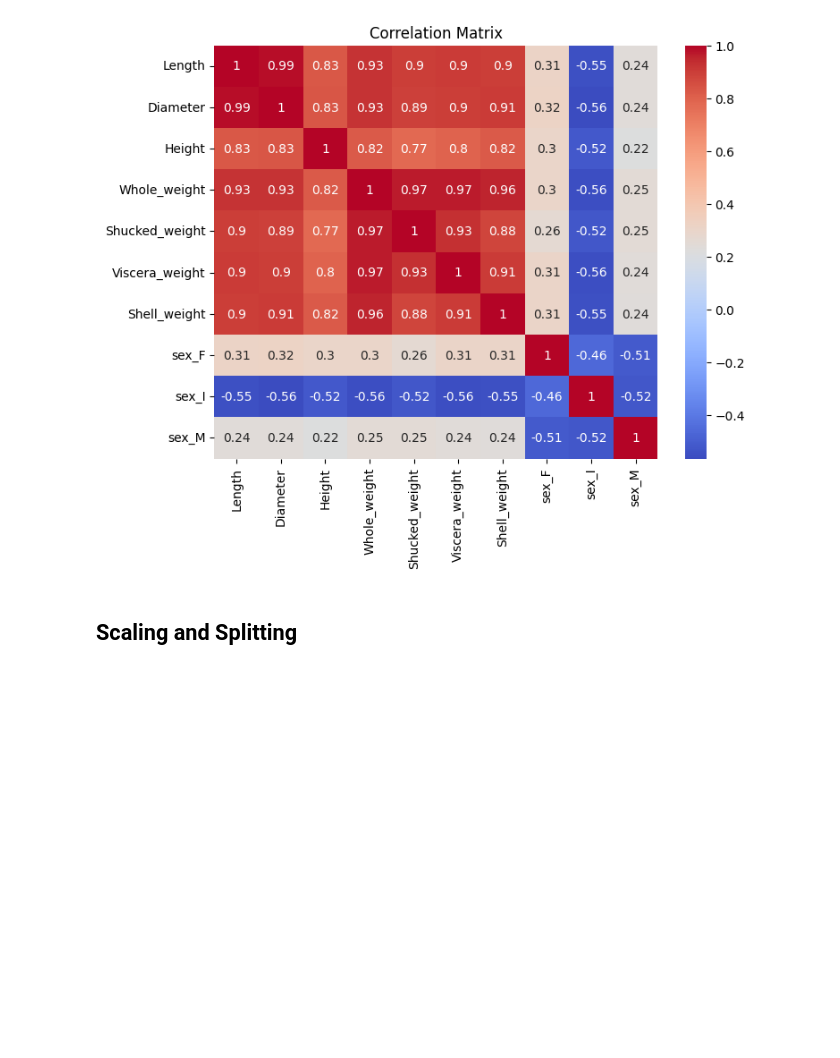
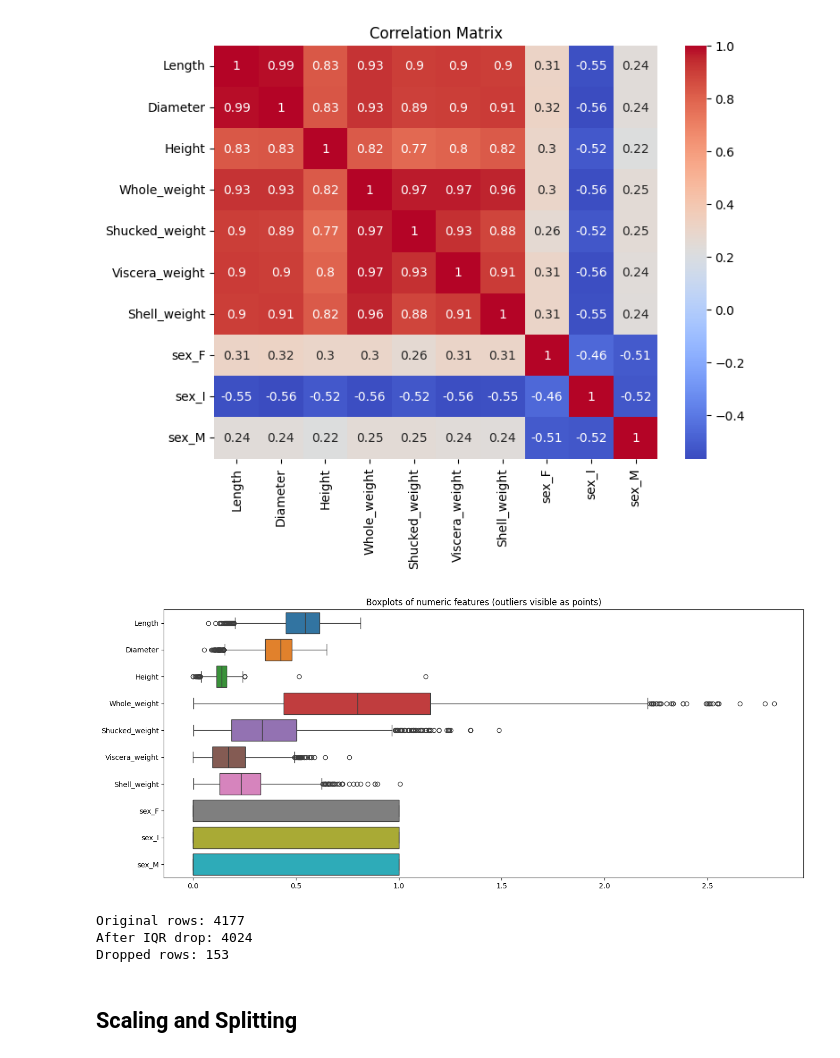
Before and after one commit to MatMacc/Abalone, a Jupyter notebook: abalone.ipynb, the cells around one changed output. Cells and saved outputs as stored; diff of their text form; code cells hidden in the pictures; blank space fills up the shorter version.

```diff
--- a/abalone.ipynb
+++ b/abalone.ipynb
@@ -86,4 +82,48 @@ plt.title("Correlation Matrix")
 plt.show()
 # %% [output]
 [figure]
+# %%
+num_cols = df_ohe.select_dtypes(include=[np.number]).columns
+
+plt.figure(figsize=(14, 6))
+sns.boxplot(data=df_ohe[num_cols], orient="h")
+plt.title("Boxplots of numeric features (outliers visible as points)")
+plt.tight_layout()
+plt.show()
+# %% [output]
+[figure, added]
+# %%
+# Outlier detection and removal using IQR method
+num_cols = df_ohe.select_dtypes(include=[np.number]).columns
+
+def drop_outliers_iqr(df, k=1.5, cols=None):
+    if cols is None:
+        cols = df.select_dtypes(include=[np.number]).columns
+
+    Q1 = df[cols].quantile(0.25)
+    Q3 = df[cols].quantile(0.75)
+    IQR = Q3 - Q1
+    lower = Q1 - k * IQR
+    upper = Q3 + k * IQR
+
+    mask_outlier = (df[cols] < lower) | (df[cols] > upper)
+    rows_to_drop = mask_outlier.any(axis=1)
+
+    return df.loc[~rows_to_drop].copy(), rows_to_drop
+
+X_no_out, dropped_mask = drop_outliers_iqr(df_ohe, k=1.5, cols=num_cols)
+
+# IMPORTANT: drop the same rows from y
+y_no_out = y.loc[X_no_out.index]
+
+print("Original rows:", len(df_ohe))
+print("After IQR drop:", len(X_no_out))
+print("Dropped rows:", dropped_mask.sum())
+
+df_ohe = X_no_out
+y = y_no_out
+# %% [output]
+Original rows: 4177
+After IQR drop: 4024
+Dropped rows: 153
 # %%
```
Also changed, not shown: parts of 10 cells of this notebook, 1 other file.
